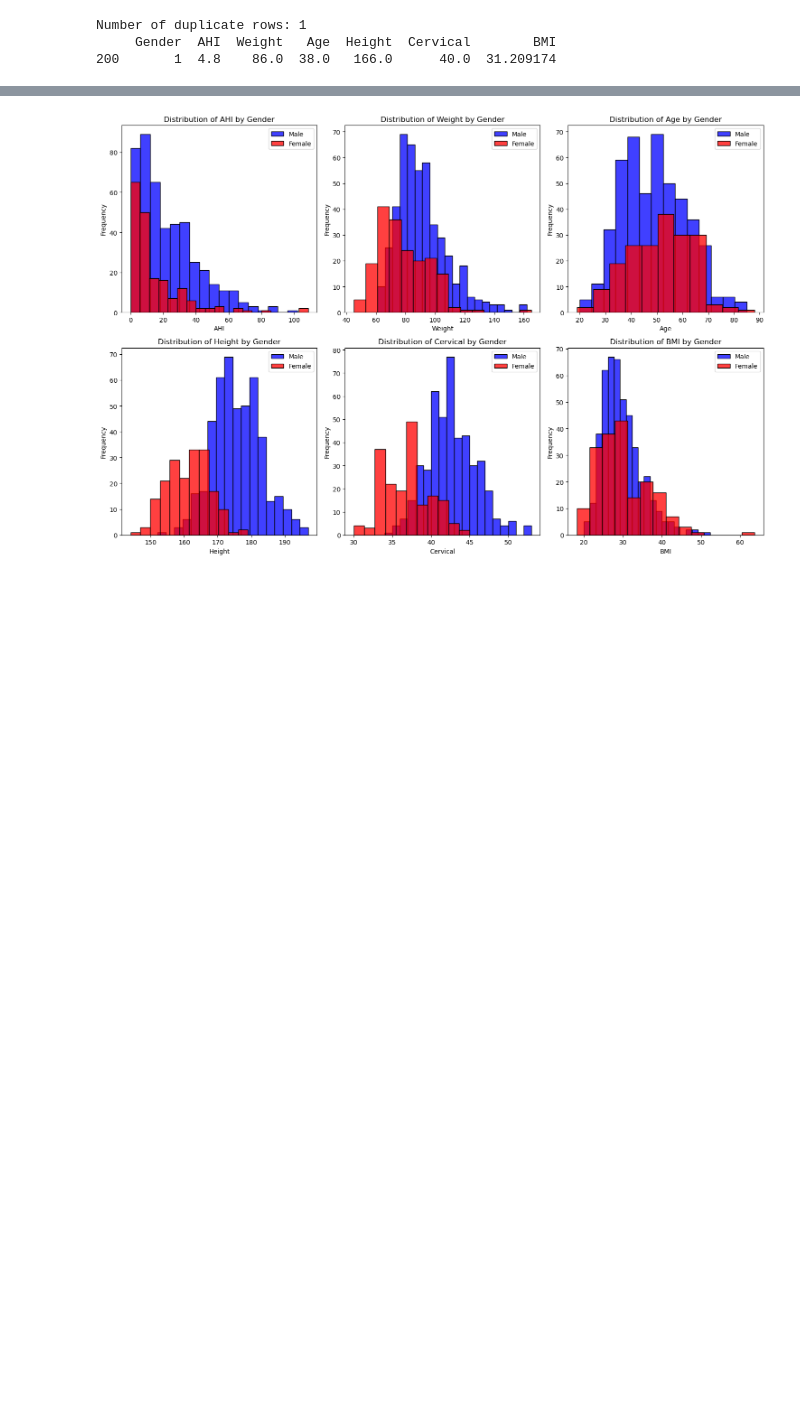
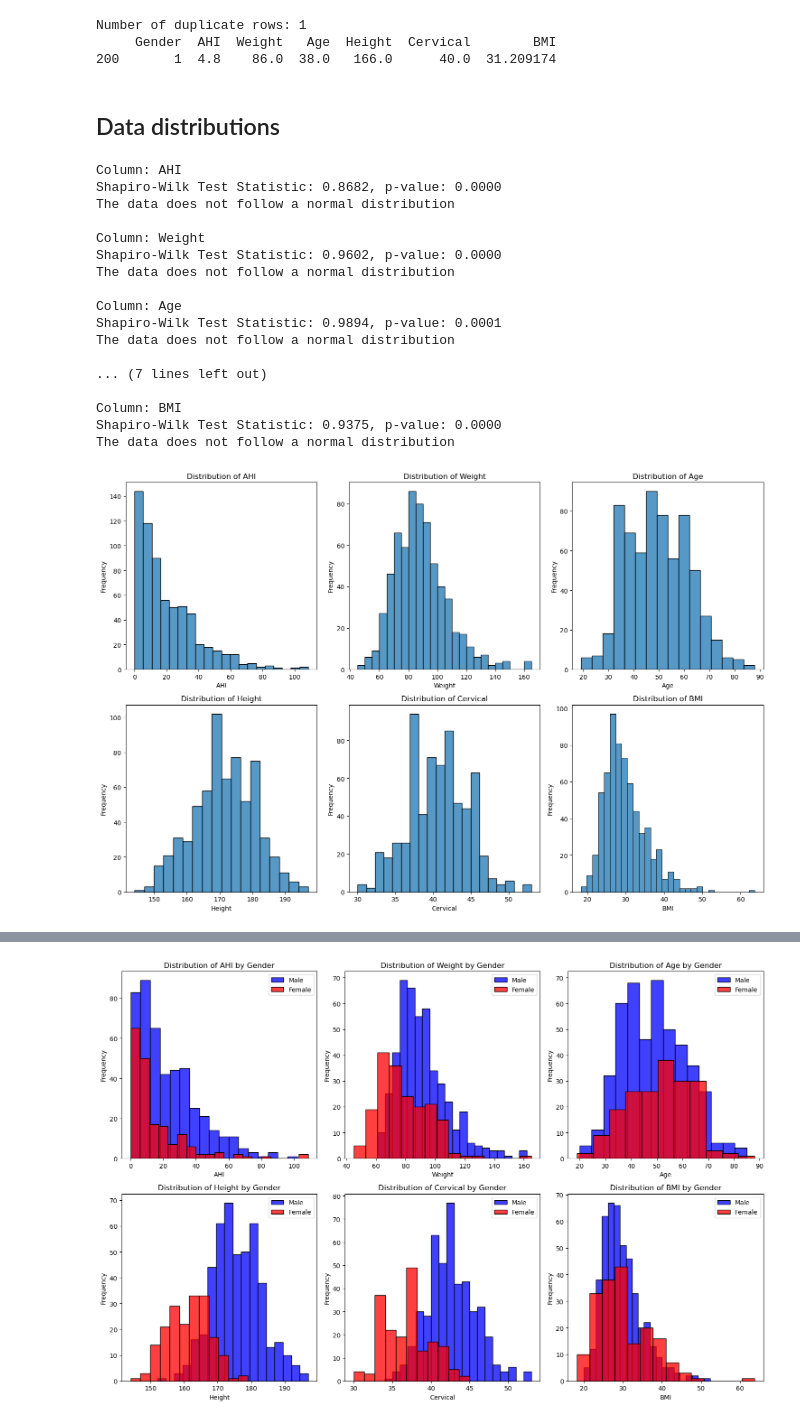
Before and after one commit to VicBracke/_Repo_ML_Project, a Jupyter notebook: OSA_CaseStudy/2_Exploratory_Data_Analysis.ipynb, the cells around one changed output, grey strips where cells are left out. Saved outputs shown, nothing was run; the diff lists cells and outputs as text; code cells hidden in the pictures; blank space fills up the shorter version.

```diff
--- a/OSA_CaseStudy/2_Exploratory_Data_Analysis.ipynb
+++ b/OSA_CaseStudy/2_Exploratory_Data_Analysis.ipynb
@@ -129,10 +131,66 @@ print(f"Number of duplicate rows: {duplicates.sum()}")
 # Display duplicate rows if any
 if duplicates.sum() > 0:
     print(df[duplicates])
-
-# Drop duplicates
-df = df.drop_duplicates()
 # %% [output]
 Number of duplicate rows: 1
      Gender  AHI  Weight   Age  Height  Cervical        BMI
 200       1  4.8    86.0  38.0   166.0      40.0  31.209174
+# %% [markdown]
+## Data distributions
+# %%
+from scipy.stats import shapiro
+
+# Perform Shapiro-Wilk normality test on each column except 'Gender'
+shapiro_results = {}
+for column in df.columns:
+    if column != 'Gender':
+        stat, p_value = shapiro(df[column])
+        shapiro_results[column] = {'stat': stat, 'p_value': p_value}
+
+# Display the results
+for column, result in shapiro_results.items():
+    print(f"Column: {column}")
+    print(f"Shapiro-Wilk Test Statistic: {result['stat']:.4f}, p-value: {result['p_value']:.4f}")
+    if result['p_value'] < 0.05:
+        print("The data does not follow a normal distribution\n")
+    else:
+        print("The data follows a normal distribution\n")
+
+# Plot histograms for each numerical column except 'Gender'
+num_columns = 3
+num_rows = (len(df_copy.columns) - 1) // num_columns + 1
+
+fig, axes = plt.subplots(num_rows, num_columns, figsize=(15, 5 * num_rows))
+axes = axes.flatten()
+
+for i, column in enumerate(df_copy.columns):
+    sns.histplot(df_copy[column], ax=axes[i], kde=False)
+    axes[i].set_title(f'Distribution of {column}')
+    axes[i].set_xlabel(column)
+    axes[i].set_ylabel('Frequency')
+
+plt.tight_layout()
+plt.show()
+
+# Create a dataframe to display the Shapiro-Wilk test results
+shapiro_df = pd.DataFrame(shapiro_results).T
+shapiro_df.columns = ['Shapiro-Wilk Test Statistic', 'p-value']
+# %% [output]
+Column: AHI
+Shapiro-Wilk Test Statistic: 0.8682, p-value: 0.0000
+The data does not follow a normal distribution
+
+Column: Weight
+Shapiro-Wilk Test Statistic: 0.9602, p-value: 0.0000
+The data does not follow a normal distribution
+
+Column: Age
+Shapiro-Wilk Test Statistic: 0.9894, p-value: 0.0001
+The data does not follow a normal distribution
+
+... (7 lines left out)
+
+Column: BMI
+Shapiro-Wilk Test Statistic: 0.9375, p-value: 0.0000
+The data does not follow a normal distribution
+[figure, added]
```
Also changed, not shown: parts of 12 cells of this notebook.
